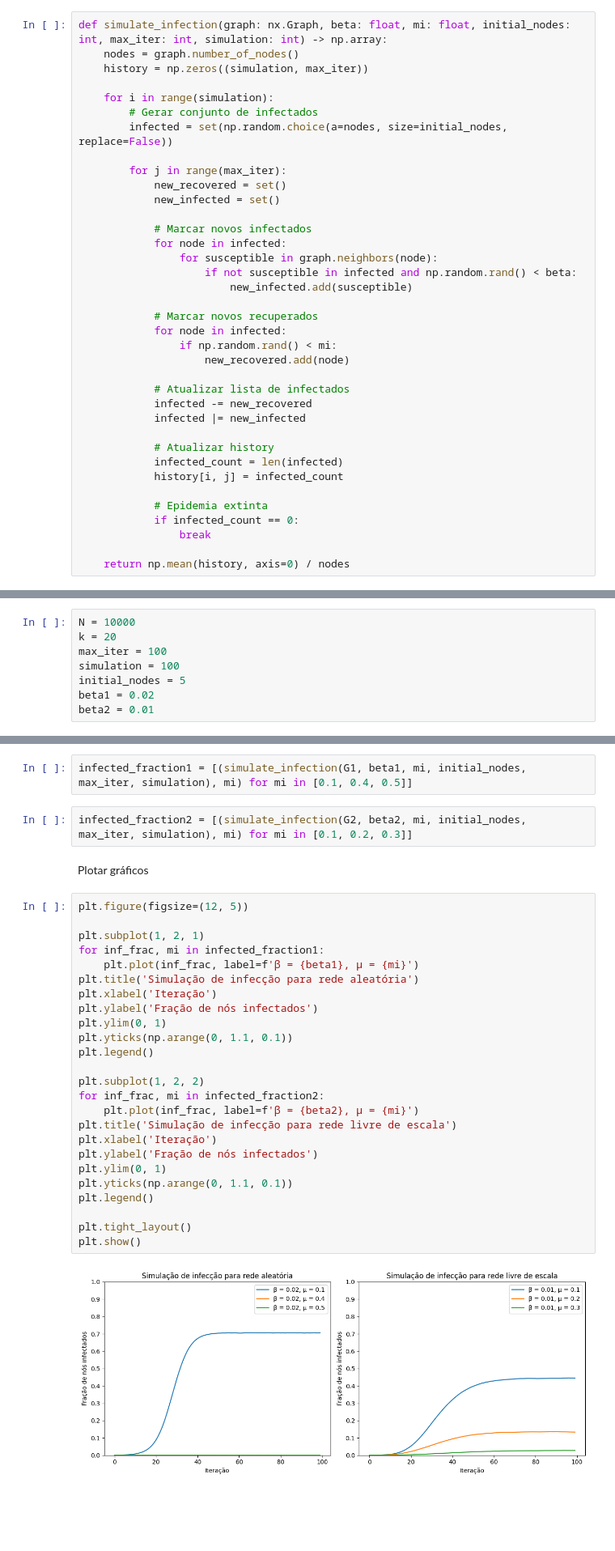
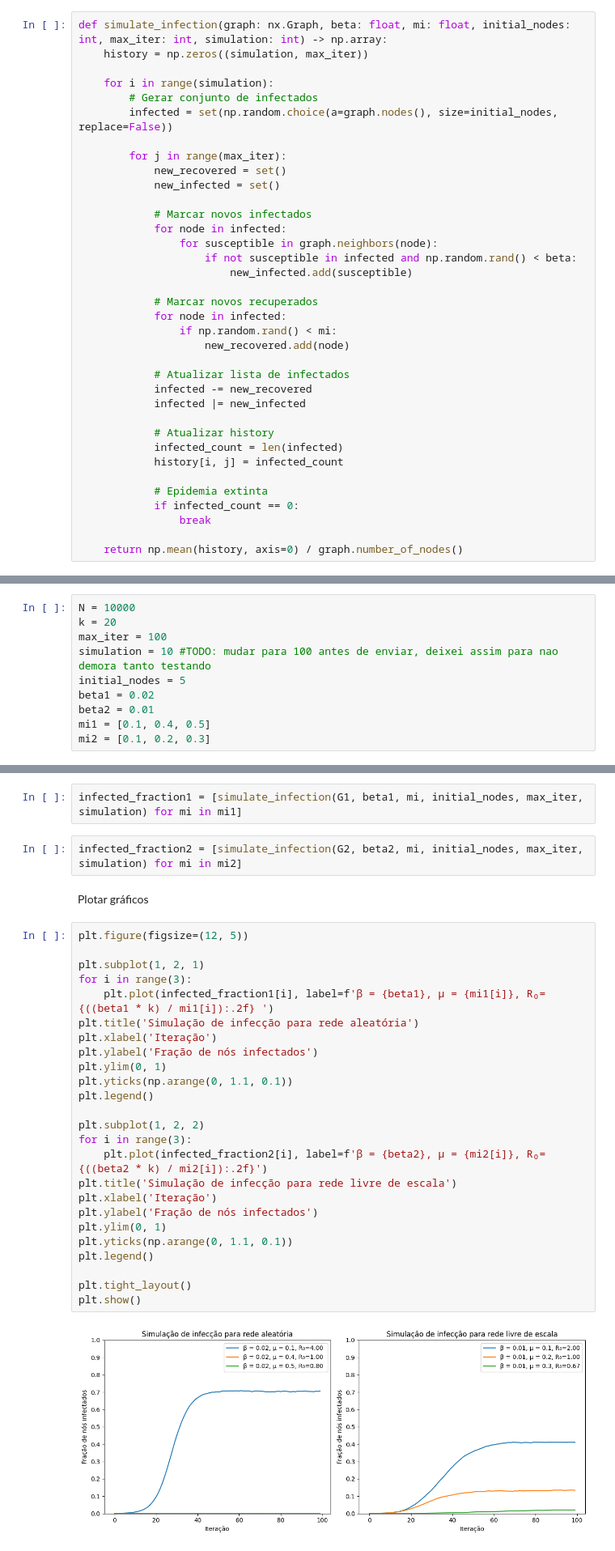
Before and after one commit to mistercapote/epidemic_simulation, a Jupyter notebook: epidemic_simulation.ipynb, the cells around one changed output, grey strips where cells are left out. Shown at 81% size. Saved outputs shown, nothing was run; the diff lists cells and outputs as text; blank space fills up the shorter version.

```diff
--- a/epidemic_simulation.ipynb
+++ b/epidemic_simulation.ipynb
@@ -8,12 +8,11 @@ import matplotlib.pyplot as plt
 Funções
 # %%
 def simulate_infection(graph: nx.Graph, beta: float, mi: float, initial_nodes: int, max_iter: int, simulation: int) -> np.array:
-    nodes = graph.number_of_nodes()
     history = np.zeros((simulation, max_iter))
 
     for i in range(simulation):
         # Gerar conjunto de infectados
-        infected = set(np.random.choice(a=nodes, size=initial_nodes, replace=False))
+        infected = set(np.random.choice(a=graph.nodes(), size=initial_nodes, replace=False))
 
         for j in range(max_iter):
             new_recovered = set()
@@ -42,17 +41,19 @@ def simulate_infection(graph: nx.Graph, beta: float, mi: float, initial_nodes: i
             if infected_count == 0:
                 break
 
-    return np.mean(history, axis=0) / nodes
+    return np.mean(history, axis=0) / graph.number_of_nodes()
 # %% [markdown]
 Constantes
 # %%
 N = 10000
 k = 20
 max_iter = 100
-simulation = 100
+simulation = 10 #TODO: mudar para 100 antes de enviar, deixei assim para nao demora tanto testando
 initial_nodes = 5
 beta1 = 0.02
 beta2 = 0.01
+mi1 = [0.1, 0.4, 0.5]
+mi2 = [0.1, 0.2, 0.3]
 # %% [markdown]
 Gerar grafos
 # %%
@@ -61,35 +72,35 @@ G2 = nx.barabasi_albert_graph(n=N, m=k//2, seed=42) #ainda precisa criar funcao
 # %% [markdown]
 Simular infecção
 # %%
-infected_fraction1 = [(simulate_infection(G1, beta1, mi, initial_nodes, max_iter, simulation), mi) for mi in [0.1, 0.4, 0.5]]
+infected_fraction1 = [simulate_infection(G1, beta1, mi, initial_nodes, max_iter, simulation) for mi in mi1]
 # %%
-infected_fraction2 = [(simulate_infection(G2, beta2, mi, initial_nodes, max_iter, simulation), mi) for mi in [0.1, 0.2, 0.3]]
+infected_fraction2 = [simulate_infection(G2, beta2, mi, initial_nodes, max_iter, simulation) for mi in mi2]
 # %% [markdown]
 Plotar gráficos
 # %%
 plt.figure(figsize=(12, 5))
 
 plt.subplot(1, 2, 1)
-for inf_frac, mi in infected_fraction1:
-    plt.plot(inf_frac, label=f'β = {beta1}, μ = {mi}')
+for i in range(3):
+    plt.plot(infected_fraction1[i], label=f'β = {beta1}, μ = {mi1[i]}, R₀={((beta1 * k) / mi1[i]):.2f} ')
 plt.title('Simulação de infecção para rede aleatória')
 plt.xlabel('Iteração')
 plt.ylabel('Fração de nós infectados')
 plt.ylim(0, 1)
 plt.yticks(np.arange(0, 1.1, 0.1))
 plt.legend()
 
 plt.subplot(1, 2, 2)
-for inf_frac, mi in infected_fraction2:
-    plt.plot(inf_frac, label=f'β = {beta2}, μ = {mi}')
+for i in range(3):
+    plt.plot(infected_fraction2[i], label=f'β = {beta2}, μ = {mi2[i]}, R₀={((beta2 * k) / mi2[i]):.2f}')
 plt.title('Simulação de infecção para rede livre de escala')
 plt.xlabel('Iteração')
 plt.ylabel('Fração de nós infectados')
 plt.ylim(0, 1)
 plt.yticks(np.arange(0, 1.1, 0.1))
 plt.legend()
 
 plt.tight_layout()
 plt.show()
 # %% [output]
-[figure, old version]
+[figure, new version]
```
Also changed, not shown: parts of 9 cells of this notebook.
